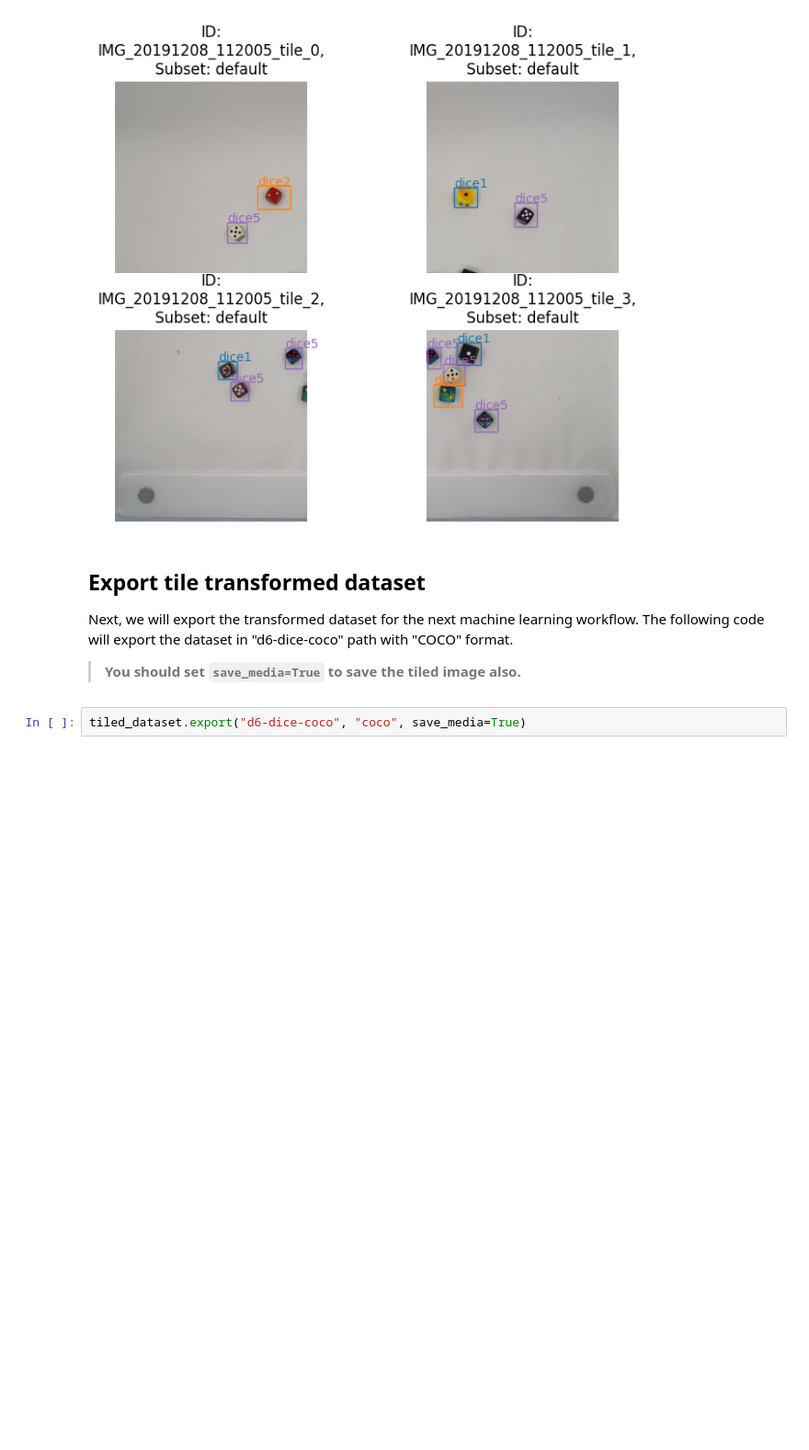
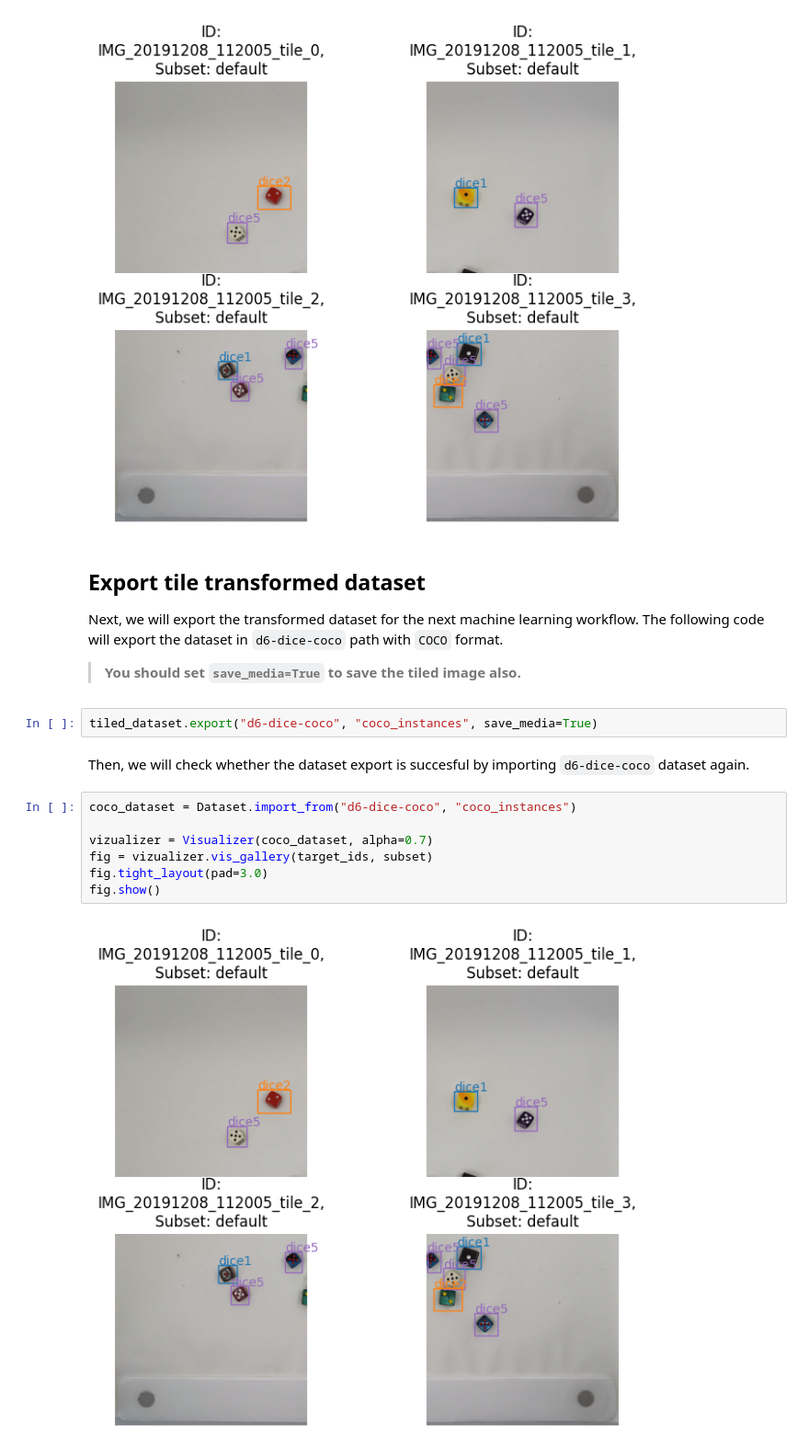
Before and after one commit to openvinotoolkit/datumaro, a Jupyter notebook: notebooks/06_tiling.ipynb, the cells around one changed output. Shown: that part at 92% size. Cells and saved outputs as stored; diff of their text form; blank space fills up the shorter version.

```diff
--- a/notebooks/06_tiling.ipynb
+++ b/notebooks/06_tiling.ipynb
@@ -157,8 +150,19 @@ fig.show()
 # %% [markdown]
 ## Export tile transformed dataset
 
-Next, we will export the transformed dataset for the next machine learning workflow. The following code will export the dataset in "d6-dice-coco" path with "COCO" format.
+Next, we will export the transformed dataset for the next machine learning workflow. The following code will export the dataset in `d6-dice-coco` path with `COCO` format.
 
 > **You should set `save_media=True` to save the tiled image also.**
 # %%
-tiled_dataset.export("d6-dice-coco", "coco", save_media=True)
+tiled_dataset.export("d6-dice-coco", "coco_instances", save_media=True)
+# %% [markdown]
+Then, we will check whether the dataset export is succesful by importing `d6-dice-coco` dataset again.
+# %%
+coco_dataset = Dataset.import_from("d6-dice-coco", "coco_instances")
+
+vizualizer = Visualizer(coco_dataset, alpha=0.7)
+fig = vizualizer.vis_gallery(target_ids, subset)
+fig.tight_layout(pad=3.0)
+fig.show()
+# %% [output]
+[figure, added]
```
Also changed, not shown: parts of 1 cell of this notebook, 2 other files.
